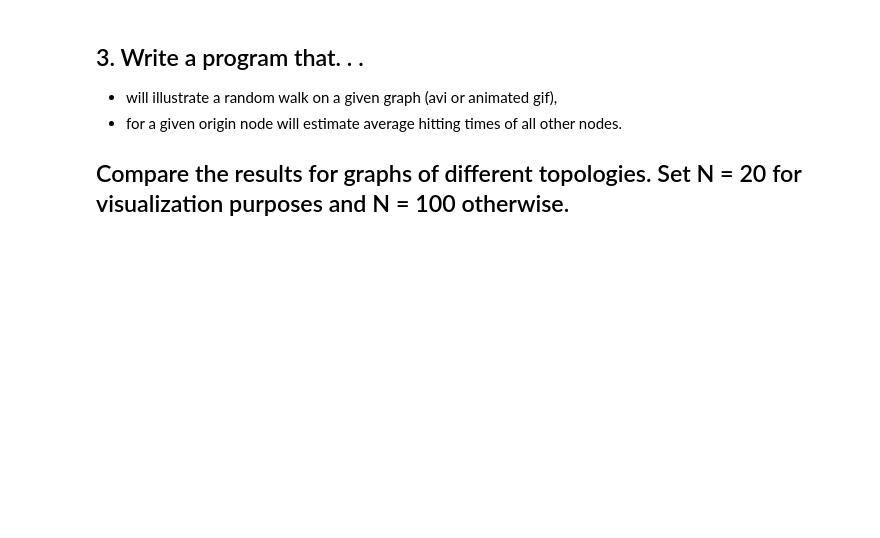
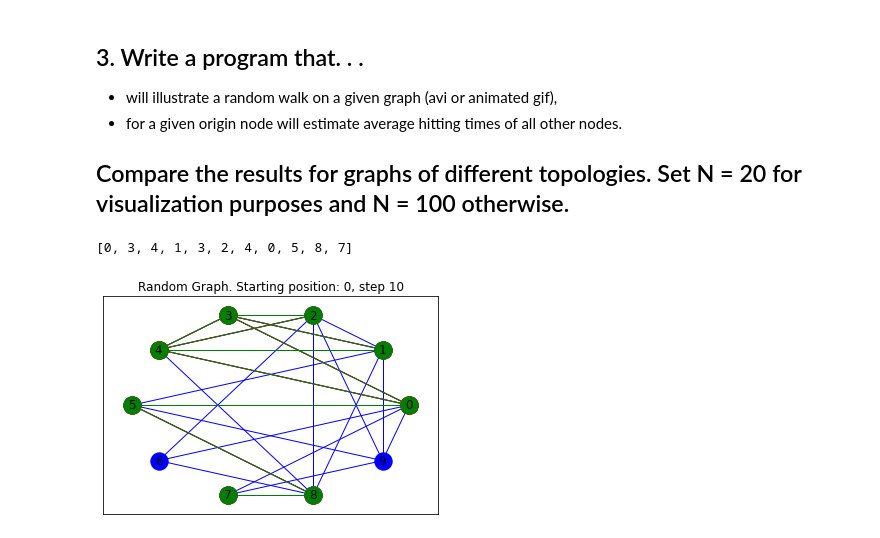
Before and after one commit to rogulforce/DPoCN, a Jupyter notebook: list_4/presentation.ipynb, the cells around one changed output. Drawn from its saved outputs; the diff is of its cells as text; code cells hidden in the pictures; blank space fills up the shorter version.

```diff
--- a/list_4/presentation.ipynb
+++ b/list_4/presentation.ipynb
@@ -82,3 +83,17 @@ upper right fraction EX: 0.223709
 * will illustrate a random walk on a given graph (avi or animated gif),
 * for a given origin node will estimate average hitting times of all other nodes.
 ## Compare the results for graphs of different topologies. Set N = 20 for visualization purposes and N = 100 otherwise.
+# %%
+walk = RandomWalkOnGraph()
+x = random_graph(n=10, p=.5)
+walk.network = x
+
+position_list = walk.generate(starting_position=0, num_of_steps=10)
+
+position_list
+# %% [output]
+[0, 3, 4, 1, 3, 2, 4, 0, 5, 8, 7]
+# %%
+walk.save_walk_to_gif()
+# %% [output]
+[figure, added]
```
Also changed, not shown: parts of 2 cells of this notebook, 14 other files.
